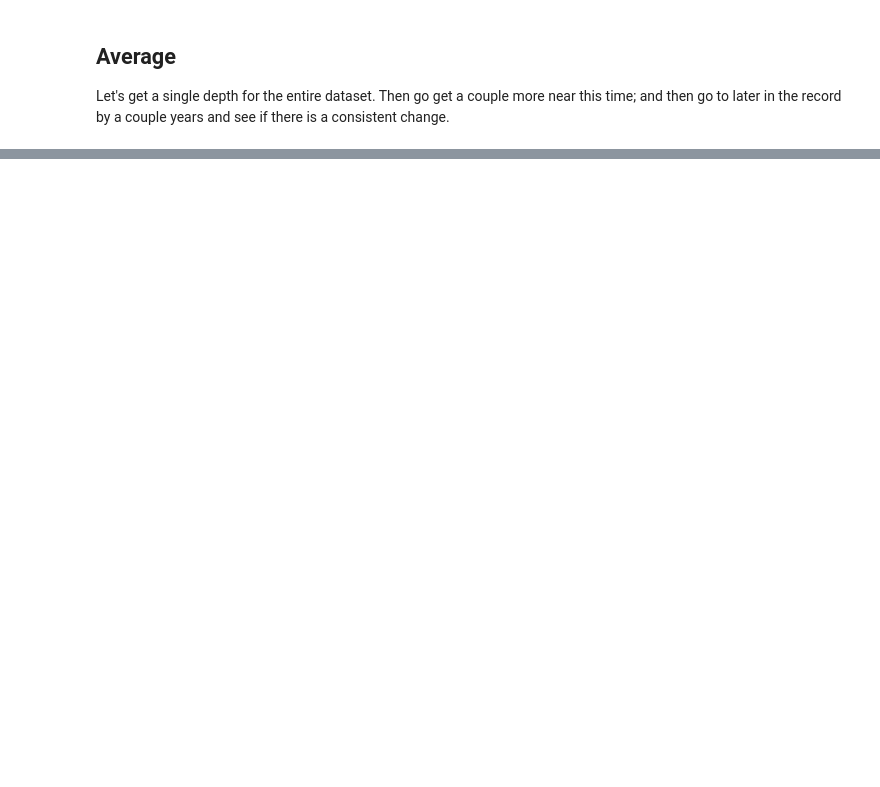
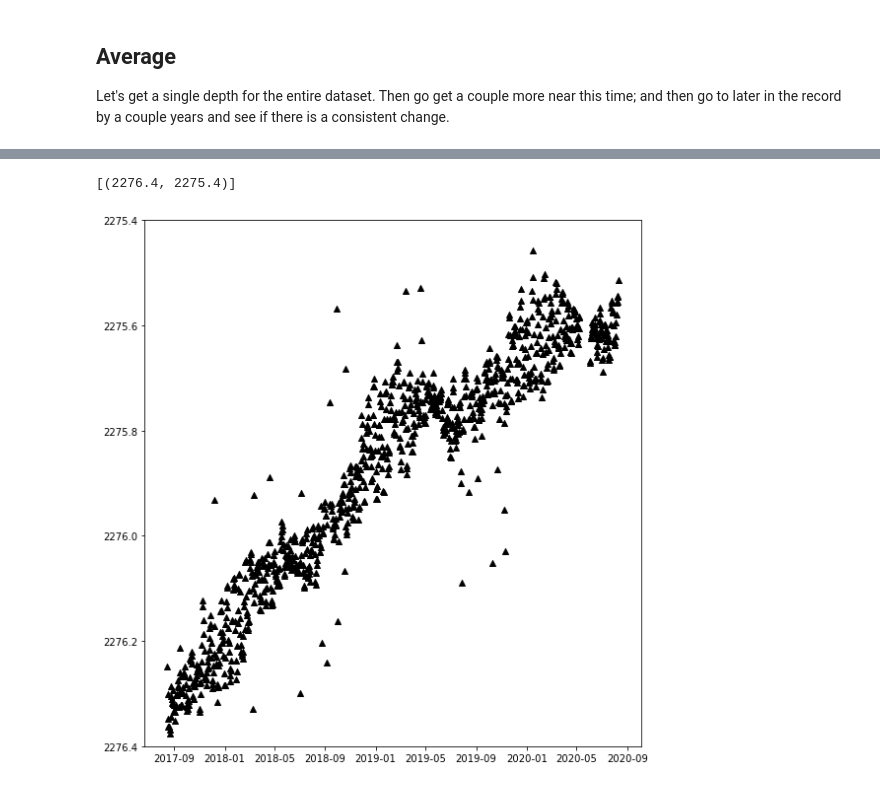
Before and after one commit to robfatland/chlorophyll, a Jupyter notebook: tilt.ipynb, the cells around one changed output, grey strips where cells are left out. Saved outputs shown, nothing was run; the diff lists cells and outputs as text; code cells hidden in the pictures; blank space fills up the shorter version.

```diff
--- a/tilt.ipynb
+++ b/tilt.ipynb
@@ -407,0 +388,3 @@ axs.set(ylim = (-2.012, -2.002))
+# %%
+ds_days = xr.open_dataset('/data/botpt/pressure/304_pressure_15s_full_record_1day.nc')
+ds_days.keys
@@ -407,0 +409,8 @@ axs.set(ylim = (-2.012, -2.002))
+# %%
+# averaged daily pressure from 15s data
+fig, axs = plt.subplots(1, 1, figsize=(8, 8), tight_layout=True)
+axs.scatter(ds_days.time, ds_days.bottom_pressure, color='k', marker='^')
+axs.set(ylim = (2276.4, 2275.4))
+# %% [output]
+[(2276.4, 2275.4)]
+[figure, added]
```
Also changed, not shown: parts of 59 cells of this notebook, 3 other files.
